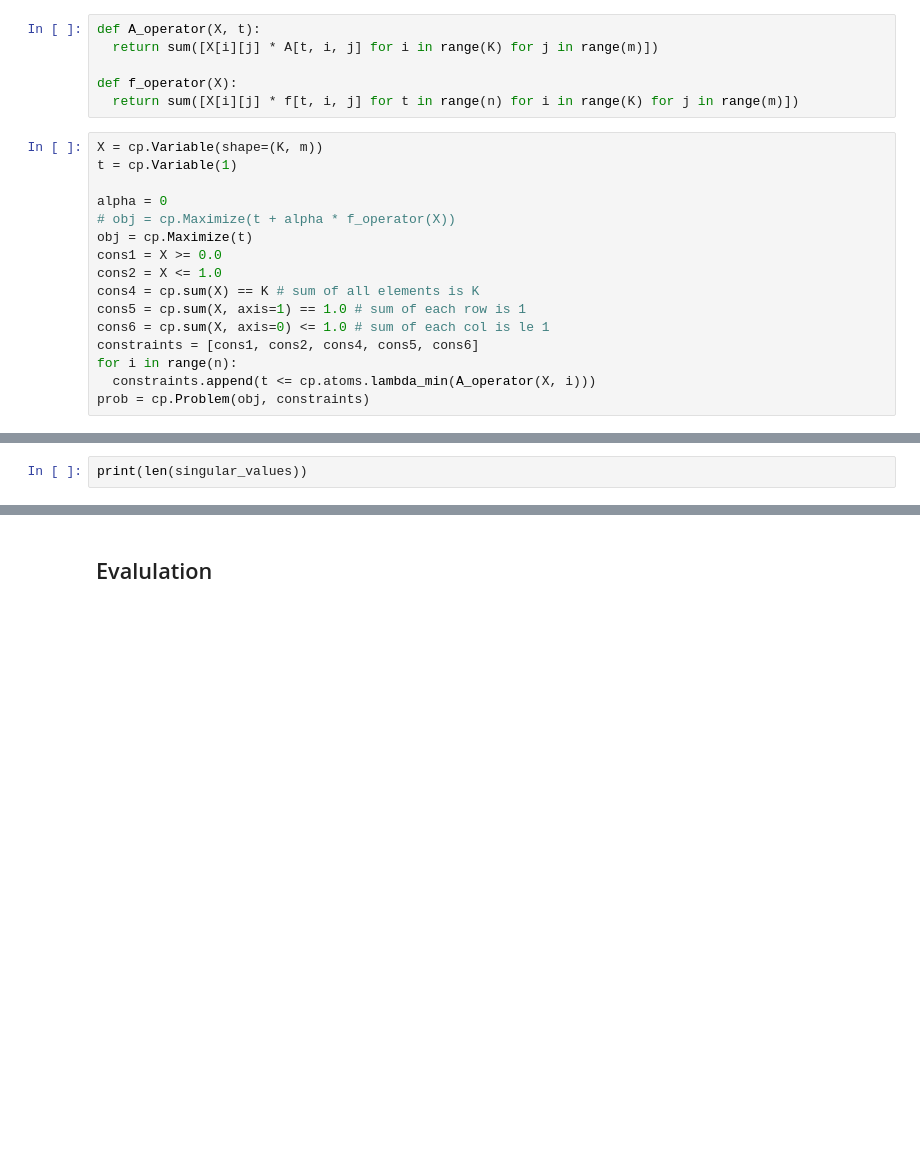
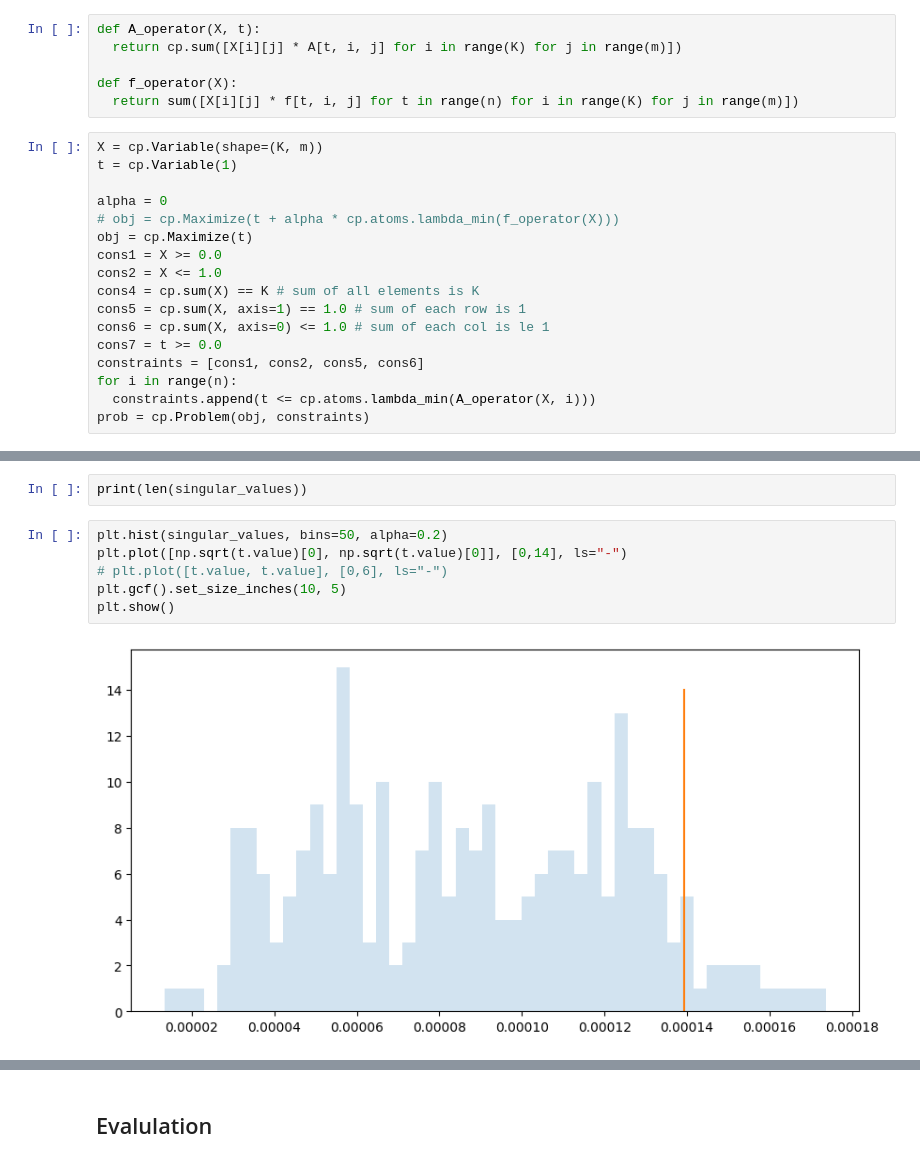
Before and after one commit to HeartLab-McMaster/MagnetOptimization, a Jupyter notebook: main.ipynb, the cells around one changed output, grey strips where cells are left out. Cells and saved outputs as stored; diff of their text form; blank space fills up the shorter version.

```diff
--- a/main.ipynb
+++ b/main.ipynb
@@ -101,7 +105,7 @@ for t, theta in enumerate(angles):
       f[t, i, j, :, :] = np.outer(fj, fj)
 # %%
 def A_operator(X, t):
-  return sum([X[i][j] * A[t, i, j] for i in range(K) for j in range(m)])
+  return cp.sum([X[i][j] * A[t, i, j] for i in range(K) for j in range(m)])
 
 def f_operator(X):
   return sum([X[i][j] * f[t, i, j] for t in range(n) for i in range(K) for j in range(m)])
@@ -110,14 +114,15 @@ X = cp.Variable(shape=(K, m))
 t = cp.Variable(1)
 
 alpha = 0
-# obj = cp.Maximize(t + alpha * f_operator(X))
+# obj = cp.Maximize(t + alpha * cp.atoms.lambda_min(f_operator(X)))
 obj = cp.Maximize(t)
 cons1 = X >= 0.0
 cons2 = X <= 1.0
 cons4 = cp.sum(X) == K # sum of all elements is K
 cons5 = cp.sum(X, axis=1) == 1.0 # sum of each row is 1
 cons6 = cp.sum(X, axis=0) <= 1.0 # sum of each col is le 1
-constraints = [cons1, cons2, cons4, cons5, cons6]
+cons7 = t >= 0.0
+constraints = [cons1, cons2, cons5, cons6]
 for i in range(n):
   constraints.append(t <= cp.atoms.lambda_min(A_operator(X, i)))
 prob = cp.Problem(obj, constraints)
@@ -215,3 +210,11 @@ for theta in angles:
 print(len(angles))
 # %%
 print(len(singular_values))
+# %%
+plt.hist(singular_values, bins=50, alpha=0.2)
+plt.plot([np.sqrt(t.value)[0], np.sqrt(t.value)[0]], [0,14], ls="-")
+# plt.plot([t.value, t.value], [0,6], ls="-")
+plt.gcf().set_size_inches(10, 5)
+plt.show()
+# %% [output]
+[figure, added]
```
Also changed, not shown: parts of 56 cells of this notebook, 6 other files.
